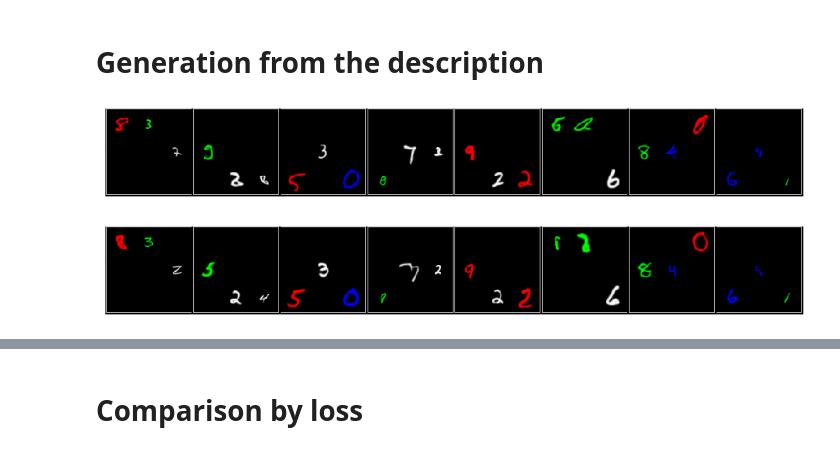
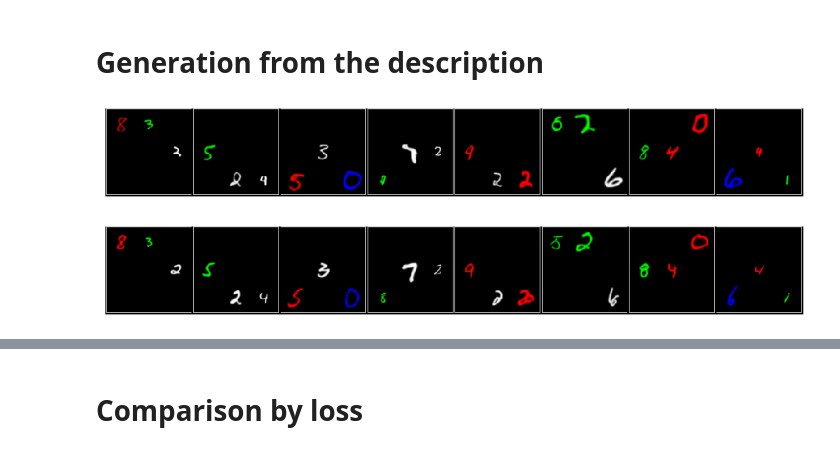
Before and after one commit to AndrewSukhobok95/discrete_latents_for_text_to_image_gen, a Jupyter notebook: notebooks/md_mnist/comparison_1s_vs_2s_by_loss.ipynb, the cells around one changed output, grey strips where cells are left out. Cells and saved outputs as stored; diff of their text form; code cells hidden in the pictures.

```diff
--- a/notebooks/md_mnist/comparison_1s_vs_2s_by_loss.ipynb
+++ b/notebooks/md_mnist/comparison_1s_vs_2s_by_loss.ipynb
@@ -24,8 +24,8 @@ from modules.common_utils import latent_to_img
 from utilities.md_mnist_utils import LabelsInfo
 # %%
 config_dir_path = '/u/82/sukhoba1/unix/Desktop/TA-VQVAE/configs/finished/'
-config_path_1s2s = config_dir_path + 'trArC1s2s_mnistmd_v256_ds2_nb12_remote.yaml'
-config_path_2s2s = config_dir_path + 'trArC2s2s_mnistmd_v256_ds2_nb12_cnb6_remote.yaml'
+config_path_1s2s = config_dir_path + 'Tr1s2s_mnistmd_v256_ds2_nb12_remote.yaml'
+config_path_2s2s = config_dir_path + 'Tr2s2s_mnistmd_v256_ds2_nb12_cnb6_remote.yaml'
 
 CONFIG_1s2s = ConfigReader(config_path=config_path_1s2s)
 CONFIG_2s2s = ConfigReader(config_path=config_path_2s2s)
@@ -58,8 +58,8 @@ G1s = LatentGenerator1s(
 
 G1s.eval()
 G1s.load_model(
-    root_path=CONFIG_1s2s.model_path,
-    model_name=CONFIG_1s2s.model_name)
+    root_path=CONFIG_1s2s.save_model_path,
+    model_name=CONFIG_1s2s.save_model_name)
 
 G2s = LatentGenerator2s(
     hidden_width=CONFIG_2s2s.hidden_width,
@@ -76,8 +76,8 @@ G2s = LatentGenerator2s(
 
 G2s.eval()
 G2s.load_model(
-    root_path=CONFIG_2s2s.model_path,
-    model_name=CONFIG_2s2s.model_name)
+    root_path=CONFIG_2s2s.save_model_path,
+    model_name=CONFIG_2s2s.save_model_name)
 
 
 pass
@@ -85,14 +85,14 @@ pass
 # Generation from the description
 # %%
 description = [
-    ['8', '30', 'r', 'up', '3', '20', 'g', 'up', '2', '20', 'w', 'middle'],
-    ['5', '30', 'g', 'middle', '2', '30', 'w', 'down', '4', '20', 'w', 'down'],
-    ['5', '40', 'r', 'down', '3', '30', 'w', 'middle', '0', '40', 'b', 'down'],
-    ['8', '20', 'g', 'down', '7', '40', 'w', 'middle', '2', '20', 'w', 'middle'],
-    ['9', '30', 'r', 'middle', '2', '30', 'w', 'down', '2', '40', 'r', 'down'],
-    ['5', '30', 'g', 'up', '2', '40', 'g', 'up', '6', '40', 'w', 'down'],
-    ['8', '30', 'g', 'middle', '4', '30', 'b', 'middle', '0', '40', 'r', 'up'],
-    ['6', '30', 'b', 'down', '4', '20', 'b', 'middle', '1', '20', 'g', 'down']
+    ['8', '30', 'r', 'up',     '3', '20', 'g', 'up',     '2', '20', 'w', 'middle'],
+    ['5', '30', 'g', 'middle', '2', '30', 'w', 'down',   '4', '20', 'w', 'down'],
+    ['5', '40', 'r', 'down',   '3', '30', 'w', 'middle', '0', '40', 'b', 'down'],
+    ['8', '20', 'g', 'down',   '7', '40', 'w', 'middle', '2', '20', 'w', 'middle'],
+    ['9', '30', 'r', 'middle', '2', '30', 'w', 'down',   '2', '40', 'r', 'down'],
+    ['5', '30', 'g', 'up',     '2', '40', 'g', 'up',     '6', '40', 'w', 'down'],
+    ['8', '30', 'g', 'middle', '4', '30', 'r', 'middle', '0', '40', 'r', 'up'],
+    ['6', '40', 'b', 'down',   '4', '20', 'r', 'middle', '1', '20', 'g', 'down']
 ]
 
 json_path = '/m/home/home8/82/sukhoba1/data/Desktop/TA-VQVAE/data/multi_descriptive_MNIST/description/labels_info.json'
@@ -103,19 +103,17 @@ description_ids = li.encode_values(description)
 description_tensor = torch.LongTensor(description_ids).T.to(CONFIG_1s2s.DEVICE)
 # %%
 with torch.no_grad():
-    gen_lat = G1s.sample(description_tensor)
+    g1_lat = G1s.sample(description_tensor)
 
-gen_img = latent_to_img(gen_lat, dvae, CONFIG_1s2s.hidden_height, CONFIG_1s2s.hidden_width)
-
-show(gen_img, figsize=(16,16), plot_grid=True)
+g1_img = latent_to_img(g1_lat, dvae, CONFIG_1s2s.hidden_height, CONFIG_1s2s.hidden_width)
+show(g1_img, figsize=(16,16), plot_grid=True)
 # %% [output]
-[figure, old version]
+[figure, new version]
 # %%
 with torch.no_grad():
-    gen_lat = G2s.sample(description_tensor)
+    g2_lat = G2s.sample(description_tensor)
 
-gen_img = latent_to_img(gen_lat, dvae, CONFIG_2s2s.hidden_height, CONFIG_2s2s.hidden_width)
-
-show(gen_img, figsize=(16,16), plot_grid=True)
+g2_img = latent_to_img(g2_lat, dvae, CONFIG_2s2s.hidden_height, CONFIG_2s2s.hidden_width)
+show(g2_img, figsize=(16,16), plot_grid=True)
 # %% [output]
-[figure, old version]
+[figure, new version]
```
Also changed, not shown: parts of 6 cells of this notebook, 7 other files.
